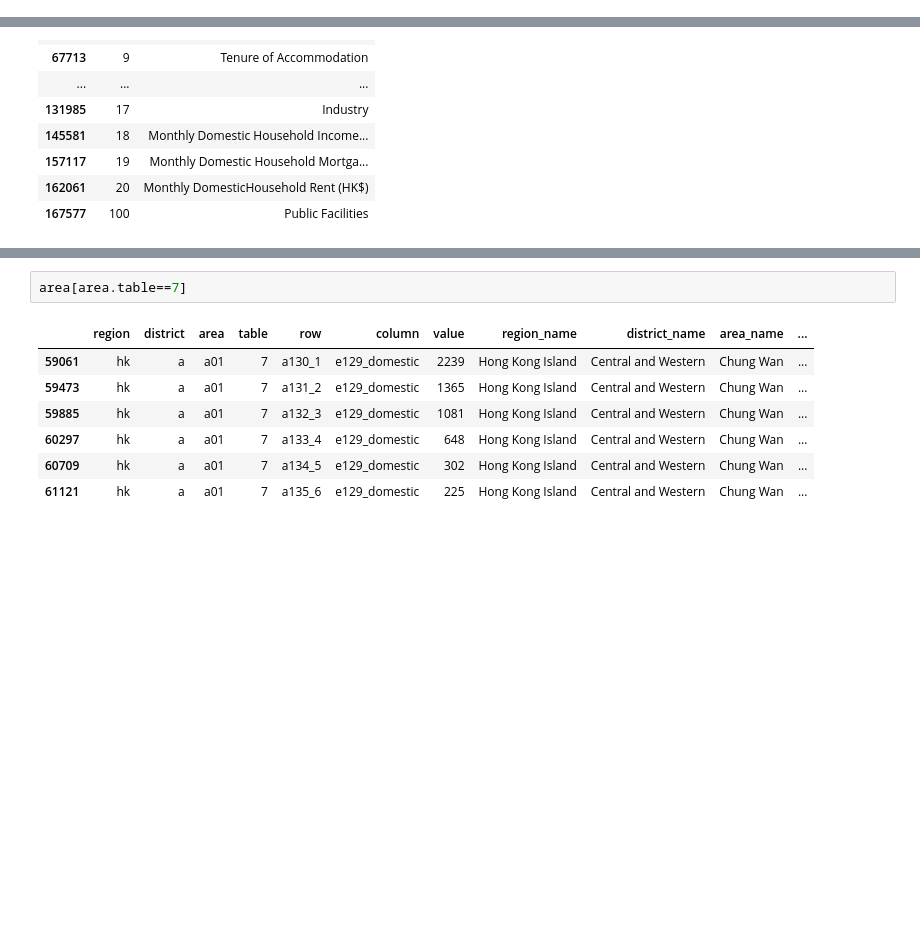
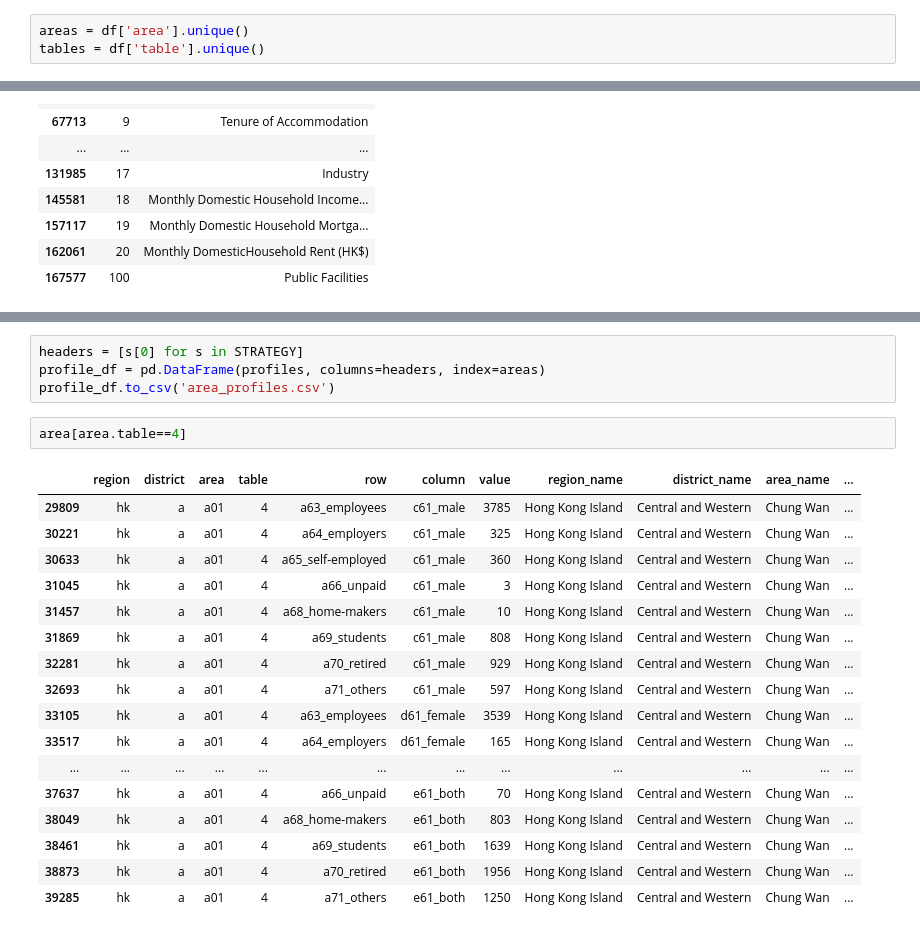
Before and after one commit to initiummedia/hk_median, a Jupyter notebook: Median of HK Census 2011.ipynb, the cells around one changed output, grey strips where cells are left out. Saved outputs shown, nothing was run; the diff lists cells and outputs as text; blank space fills up the shorter version.

```diff
--- a/Median of HK Census 2011.ipynb
+++ b/Median of HK Census 2011.ipynb
@@ -20,6 +20,9 @@ print(len(area))
 # %% [output]
 171970
 444
+# %%
+areas = df['area'].unique()
+tables = df['table'].unique()
 # %%
 # Show the mapping of tables.
 columns = area[['table', 'table_name']]
@@ -95,10 +146,24 @@ print(area_profile)
+# %%
+headers = [s[0] for s in STRATEGY]
+profile_df = pd.DataFrame(profiles, columns=headers, index=areas)
+profile_df.to_csv('area_profiles.csv')
 # %%
-area[area.table==7]
+area[area.table==4]
 # %% [output]
 |  | region | district | area | table | row | column | value | region_name | district_name | area_name | ... |
-| 59061 | hk | a | a01 | 7 | a130_1 | e129_domestic | 2239 | Hong Kong Island | Central and Western | Chung Wan | ... |
-| 59473 | hk | a | a01 | 7 | a131_2 | e129_domestic | 1365 | Hong Kong Island | Central and Western | Chung Wan | ... |
-| 59885 | hk | a | a01 | 7 | a132_3 | e129_domestic | 1081 | Hong Kong Island | Central and Western | Chung Wan | ... |
-| 60297 | hk | a | a01 | 7 | a133_4 | e129_domestic | 648 | Hong Kong Island | Central and Western | Chung Wan | ... |
-| 60709 | hk | a | a01 | 7 | a134_5 | e129_domestic | 302 | Hong Kong Island | Central and Western | Chung Wan | ... |
-| 61121 | hk | a | a01 | 7 | a135_6 | e129_domestic | 225 | Hong Kong Island | Central and Western | Chung Wan | ... |
+| 29809 | hk | a | a01 | 4 | a63_employees | c61_male | 3785 | Hong Kong Island | Central and Western | Chung Wan | ... |
+| 30221 | hk | a | a01 | 4 | a64_employers | c61_male | 325 | Hong Kong Island | Central and Western | Chung Wan | ... |
+| 30633 | hk | a | a01 | 4 | a65_self-employed | c61_male | 360 | Hong Kong Island | Central and Western | Chung Wan | ... |
+| 31045 | hk | a | a01 | 4 | a66_unpaid | c61_male | 3 | Hong Kong Island | Central and Western | Chung Wan | ... |
+| 31457 | hk | a | a01 | 4 | a68_home-makers | c61_male | 10 | Hong Kong Island | Central and Western | Chung Wan | ... |
+| 31869 | hk | a | a01 | 4 | a69_students | c61_male | 808 | Hong Kong Island | Central and Western | Chung Wan | ... |
+| 32281 | hk | a | a01 | 4 | a70_retired | c61_male | 929 | Hong Kong Island | Central and Western | Chung Wan | ... |
+| 32693 | hk | a | a01 | 4 | a71_others | c61_male | 597 | Hong Kong Island | Central and Western | Chung Wan | ... |
+| 33105 | hk | a | a01 | 4 | a63_employees | d61_female | 3539 | Hong Kong Island | Central and Western | Chung Wan | ... |
+| 33517 | hk | a | a01 | 4 | a64_employers | d61_female | 165 | Hong Kong Island | Central and Western | Chung Wan | ... |
+| ... | ... | ... | ... | ... | ... | ... | ... | ... | ... | ... | ... |
+| 37637 | hk | a | a01 | 4 | a66_unpaid | e61_both | 70 | Hong Kong Island | Central and Western | Chung Wan | ... |
+| 38049 | hk | a | a01 | 4 | a68_home-makers | e61_both | 803 | Hong Kong Island | Central and Western | Chung Wan | ... |
+| 38461 | hk | a | a01 | 4 | a69_students | e61_both | 1639 | Hong Kong Island | Central and Western | Chung Wan | ... |
+| 38873 | hk | a | a01 | 4 | a70_retired | e61_both | 1956 | Hong Kong Island | Central and Western | Chung Wan | ... |
+| 39285 | hk | a | a01 | 4 | a71_others | e61_both | 1250 | Hong Kong Island | Central and Western | Chung Wan | ... |
```
Also changed, not shown: parts of 1 cell of this notebook.
